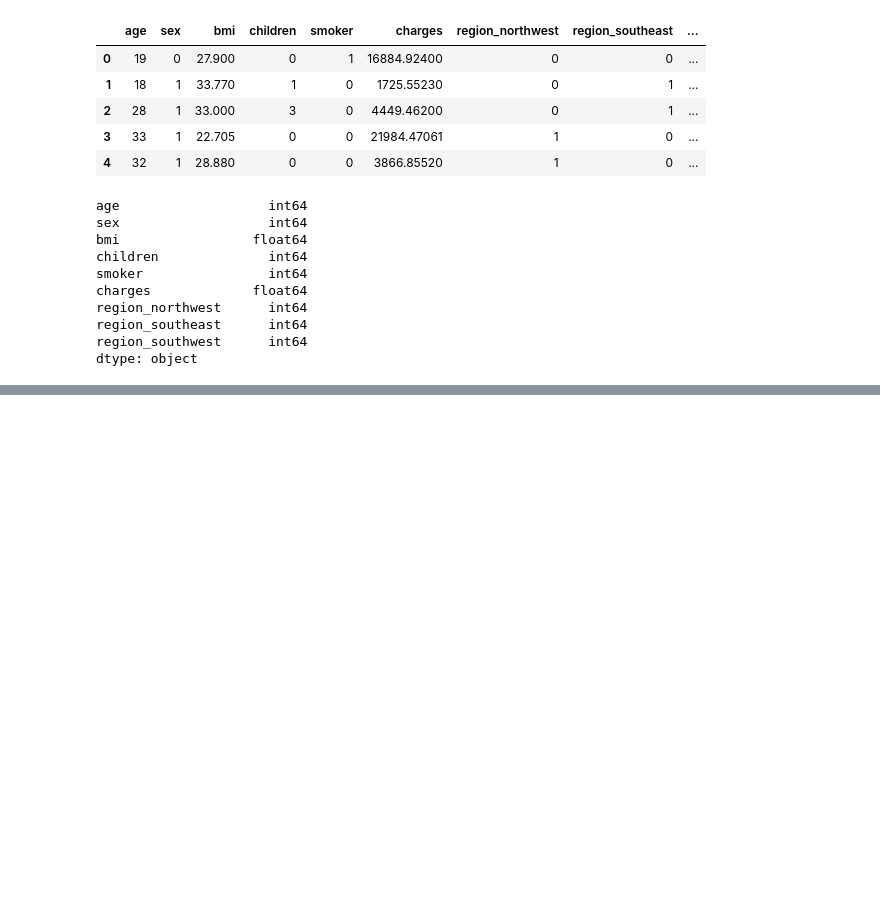
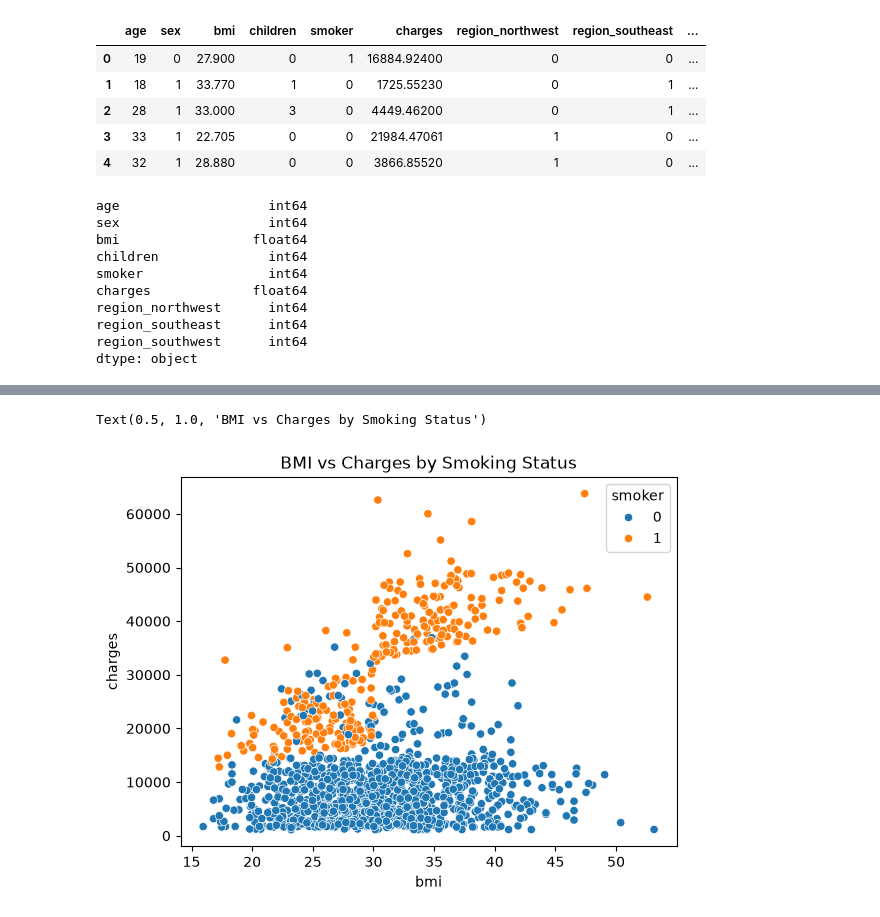
Before and after one commit to hassan-khalid234/medical-insurance-cost-prediction, a Jupyter notebook: notebooks/01_eda.ipynb, the cells around one changed output, grey strips where cells are left out. Saved outputs shown, nothing was run; the diff lists cells and outputs as text; code cells hidden in the pictures; blank space fills up the shorter version.

```diff
--- a/notebooks/01_eda.ipynb
+++ b/notebooks/01_eda.ipynb
@@ -128,0 +141,6 @@ df_encoded.to_csv('data/insurance_cleaned.csv', index=False)
+# %%
+sns.scatterplot(data=df, x='bmi', y='charges', hue='smoker')
+plt.title('BMI vs Charges by Smoking Status')
+# %% [output]
+Text(0.5, 1.0, 'BMI vs Charges by Smoking Status')
+[figure, added]
```
Also changed, not shown: parts of 6 cells of this notebook.
